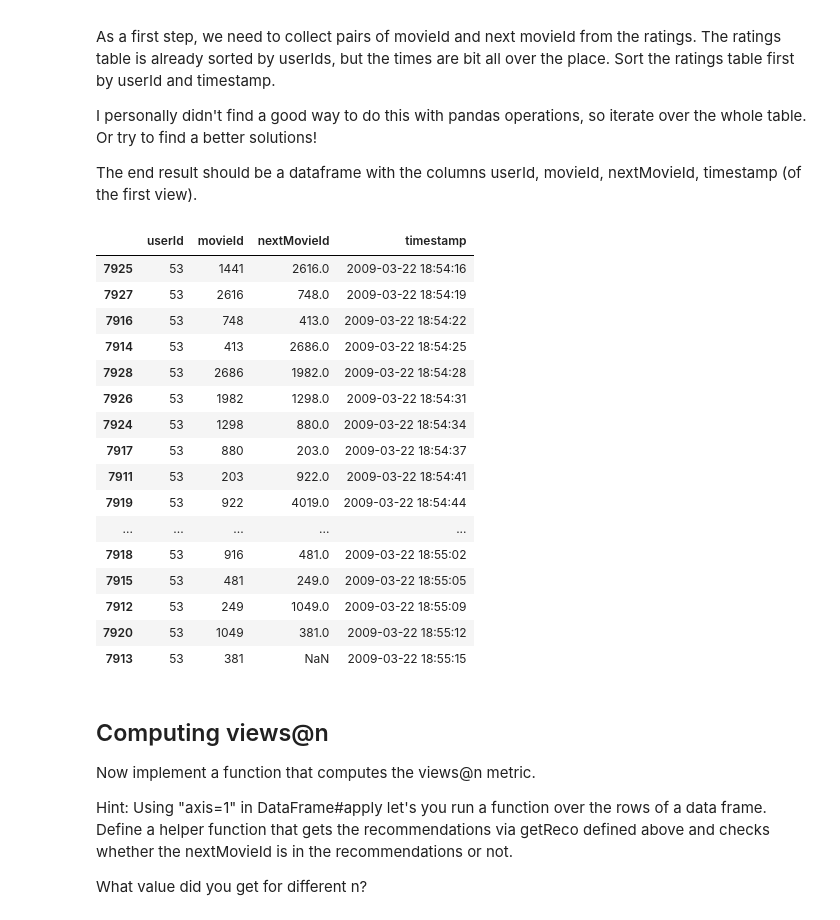
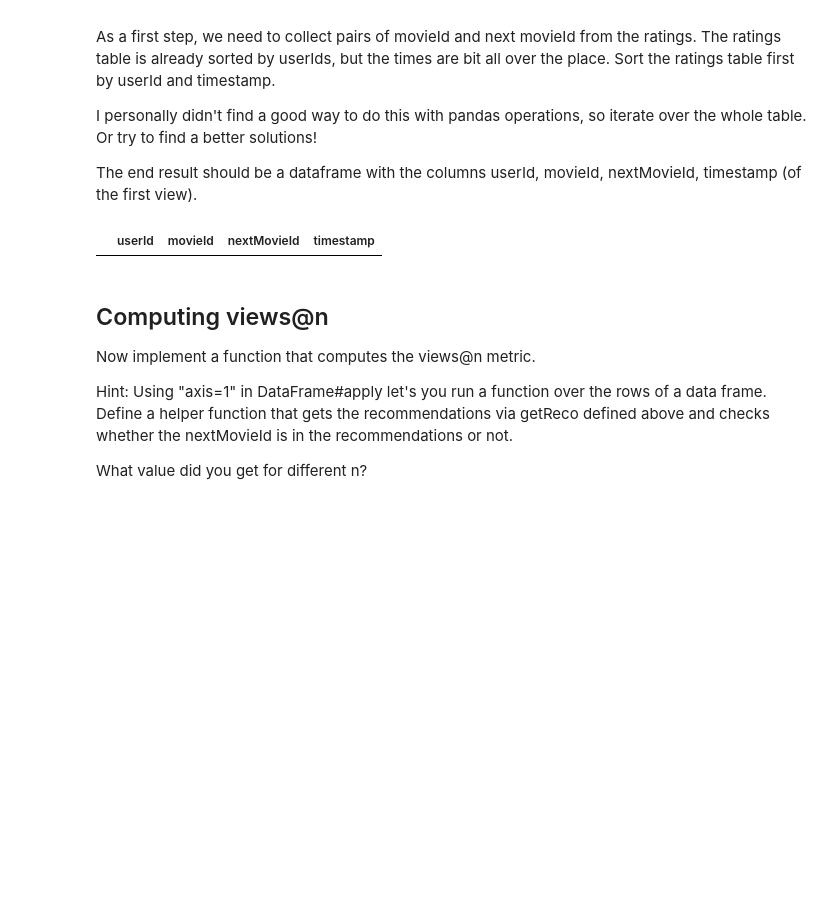
Before and after one commit to DOMEscho/saki-recommender-system, a Jupyter notebook: SAKI_reco_exercise.ipynb, the cells around one changed output. Drawn from its saved outputs; the diff is of its cells as text; code cells hidden in the pictures; blank space fills up the shorter version.

```diff
--- a/SAKI_reco_exercise.ipynb
+++ b/SAKI_reco_exercise.ipynb
@@ -488,28 +501,14 @@ The end result should be a dataframe with the columns userId, movieId, nextMovie
 # %%
 # create a new dataframe with nextMovieId, if that is given in the same session.
 
 ratings = ratings.sort_values(by=['userId', 'timestamp'])
 
 nextviews = ratings.assign(nextMovieId=ratings.groupby('userId').movieId.shift(-1))[['userId', 'movieId','nextMovieId', 'timestamp']]
-nextviews[nextviews['userId'] == 53]
+nextviews.nextMovieId = nextviews.nextMovieId.astype('Int64')
+# delete NAs ?
+nextviews = nextviews[~pd.isna(nextviews['nextMovieId'])]
 # %% [output]
 |  | userId | movieId | nextMovieId | timestamp |
-| 7925 | 53 | 1441 | 2616.0 | 2009-03-22 18:54:16 |
-| 7927 | 53 | 2616 | 748.0 | 2009-03-22 18:54:19 |
-| 7916 | 53 | 748 | 413.0 | 2009-03-22 18:54:22 |
-| 7914 | 53 | 413 | 2686.0 | 2009-03-22 18:54:25 |
-| 7928 | 53 | 2686 | 1982.0 | 2009-03-22 18:54:28 |
-| 7926 | 53 | 1982 | 1298.0 | 2009-03-22 18:54:31 |
-| 7924 | 53 | 1298 | 880.0 | 2009-03-22 18:54:34 |
-| 7917 | 53 | 880 | 203.0 | 2009-03-22 18:54:37 |
-| 7911 | 53 | 203 | 922.0 | 2009-03-22 18:54:41 |
-| 7919 | 53 | 922 | 4019.0 | 2009-03-22 18:54:44 |
-| ... | ... | ... | ... | ... |
-| 7918 | 53 | 916 | 481.0 | 2009-03-22 18:55:02 |
-| 7915 | 53 | 481 | 249.0 | 2009-03-22 18:55:05 |
-| 7912 | 53 | 249 | 1049.0 | 2009-03-22 18:55:09 |
-| 7920 | 53 | 1049 | 381.0 | 2009-03-22 18:55:12 |
-| 7913 | 53 | 381 | NaN | 2009-03-22 18:55:15 |
 # %% [markdown]
 ## Computing views@n
 
```
Also changed, not shown: parts of 8 cells of this notebook.
